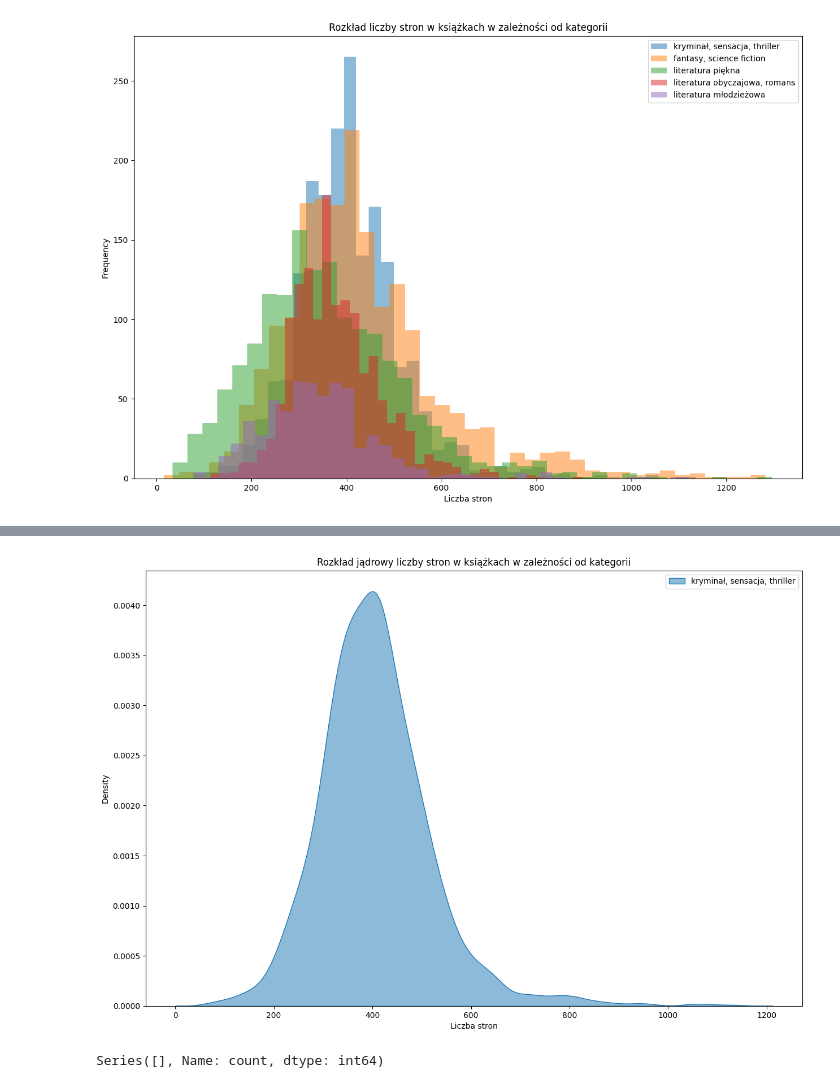
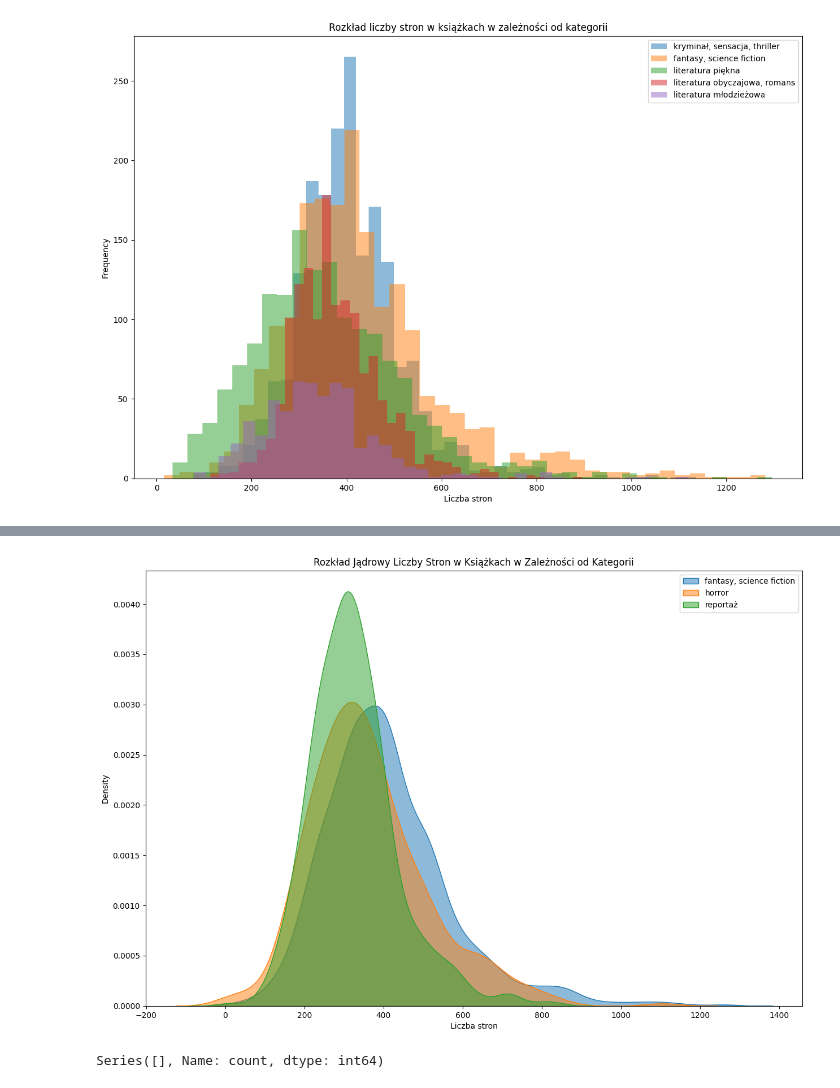
Before and after one commit to beep1000101/lubimyczytac_project, a Jupyter notebook: data_source.ipynb, the cells around one changed output, grey strips where cells are left out. Drawn from its saved outputs; the diff is of its cells as text; code cells hidden in the pictures.

```diff
--- a/data_source.ipynb
+++ b/data_source.ipynb
@@ -412,24 +424,24 @@ plt.show()
 # %%
 import matplotlib.pyplot as plt
 import seaborn as sns
 
 # Filter categories with more than 100 books
-filtered_categories = existing_books_df['Kategoria'].value_counts()
-filtered_categories = filtered_categories[filtered_categories > 100][[0]].index
-
+# filtered_categories = existing_books_df['Kategoria'].value_counts()
+# filtered_categories = filtered_categories[filtered_categories > 30][[0]].index
+filtered_categories = ['fantasy, science fiction', 'horror', 'reportaż']
 # Plot KDE for each filtered category
 plt.figure(figsize=(15, 10))
 for category in filtered_categories:
     subset = existing_books_df[existing_books_df['Kategoria'] == category]
     sns.kdeplot(subset['Liczba stron'], label=category, fill=True, alpha=0.5)
 
-plt.title('Rozkład jądrowy liczby stron w książkach w zależności od kategorii')
+plt.title('Rozkład Jądrowy Liczby Stron w Książkach w Zależności od Kategorii')
 plt.xlabel('Liczba stron')
 plt.ylabel('Density')
 plt.legend()
 plt.show()
 # %% [output]
-[figure, old version]
+[figure, new version]
 # %%
 existing_books_df.groupby('Kategoria')
 # %% [output]
```
Also changed, not shown: parts of 11 cells of this notebook, 3 other files.
